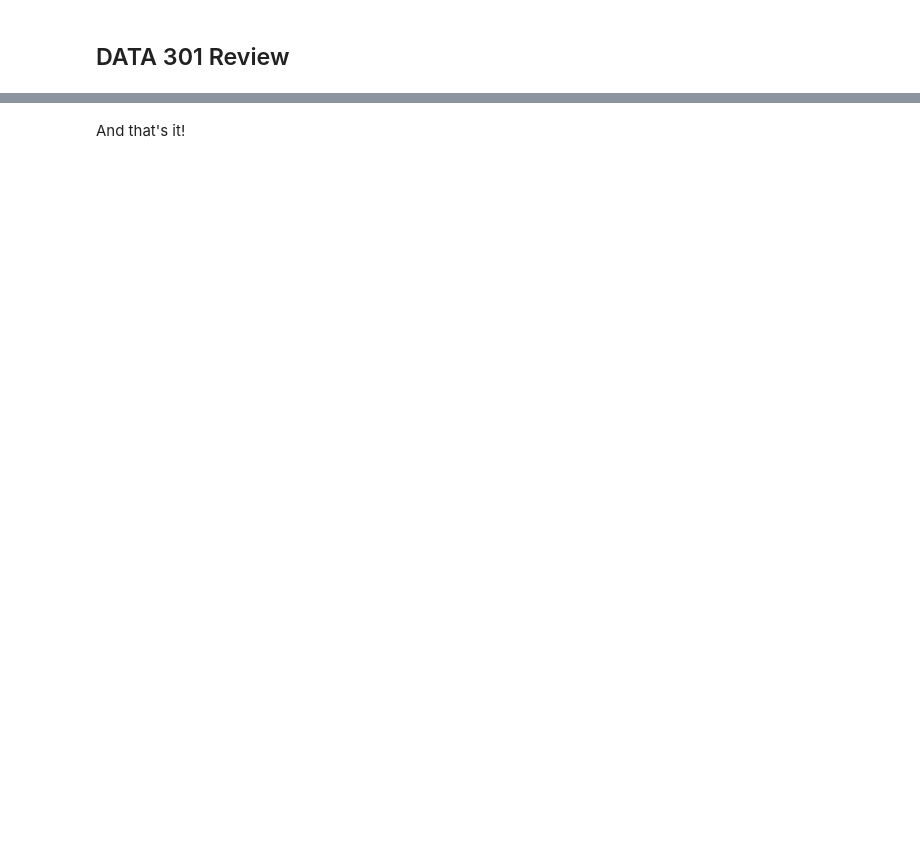
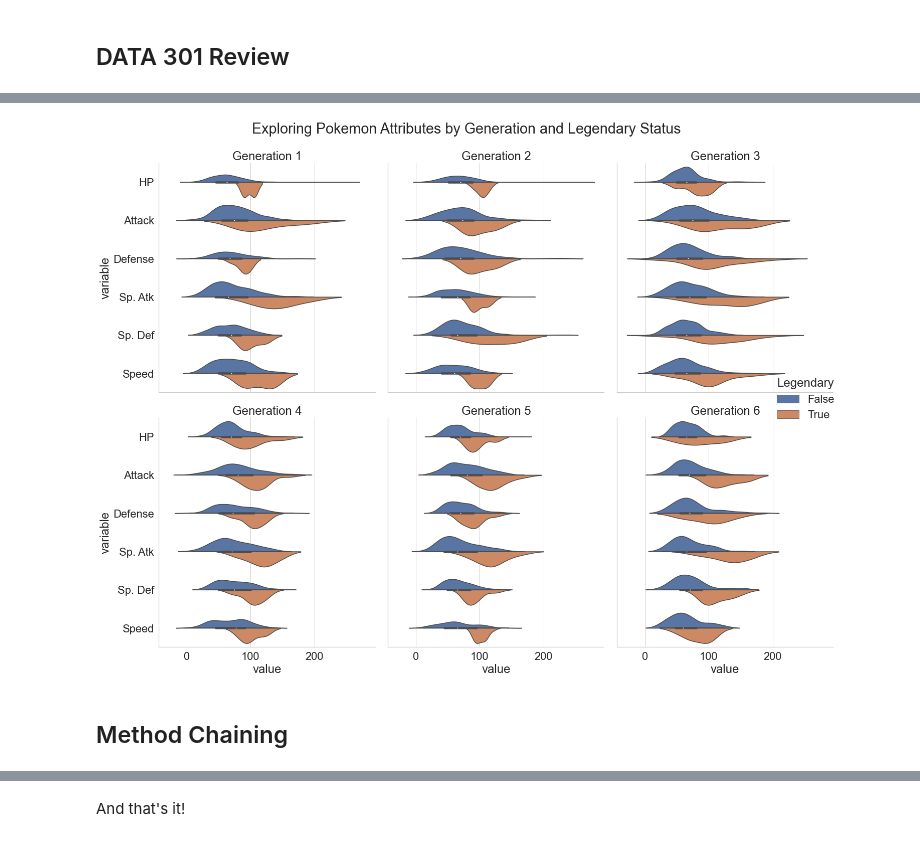
Before and after one commit to ubco-cmps/data301_course, a Jupyter notebook: notes/week10/review/review.ipynb, the cells around one changed output, grey strips where cells are left out. Saved outputs shown, nothing was run; the diff lists cells and outputs as text; code cells hidden in the pictures; blank space fills up the shorter version.

```diff
--- a/notes/week10/review/review.ipynb
+++ b/notes/week10/review/review.ipynb
@@ -139,0 +125,22 @@ pokemon.head()
+# %%
+# Goal: Create a FacetGrid plot with the `pokemon` dataset across *all* attributes and compare legendary vs. non-legendary ignoring Type
+
+cp3 = sns.catplot(
+    x="value",
+    hue="Legendary",
+    data=pokemon2,
+    col="Generation",
+    y="variable",
+    kind="violin",
+    height=8,
+    aspect=0.8,
+    split=True,
+    col_wrap=3,
+)
+cp3.fig.suptitle("Exploring Pokemon Attributes by Generation and Legendary Status")
+cp3.set_titles("{col_var} {col_name}")
+plt.tight_layout()
+# %% [output]
+[figure, added]
+# %% [markdown]
+## Method Chaining
```
Also changed, not shown: parts of 44 cells of this notebook, 4 other files.
